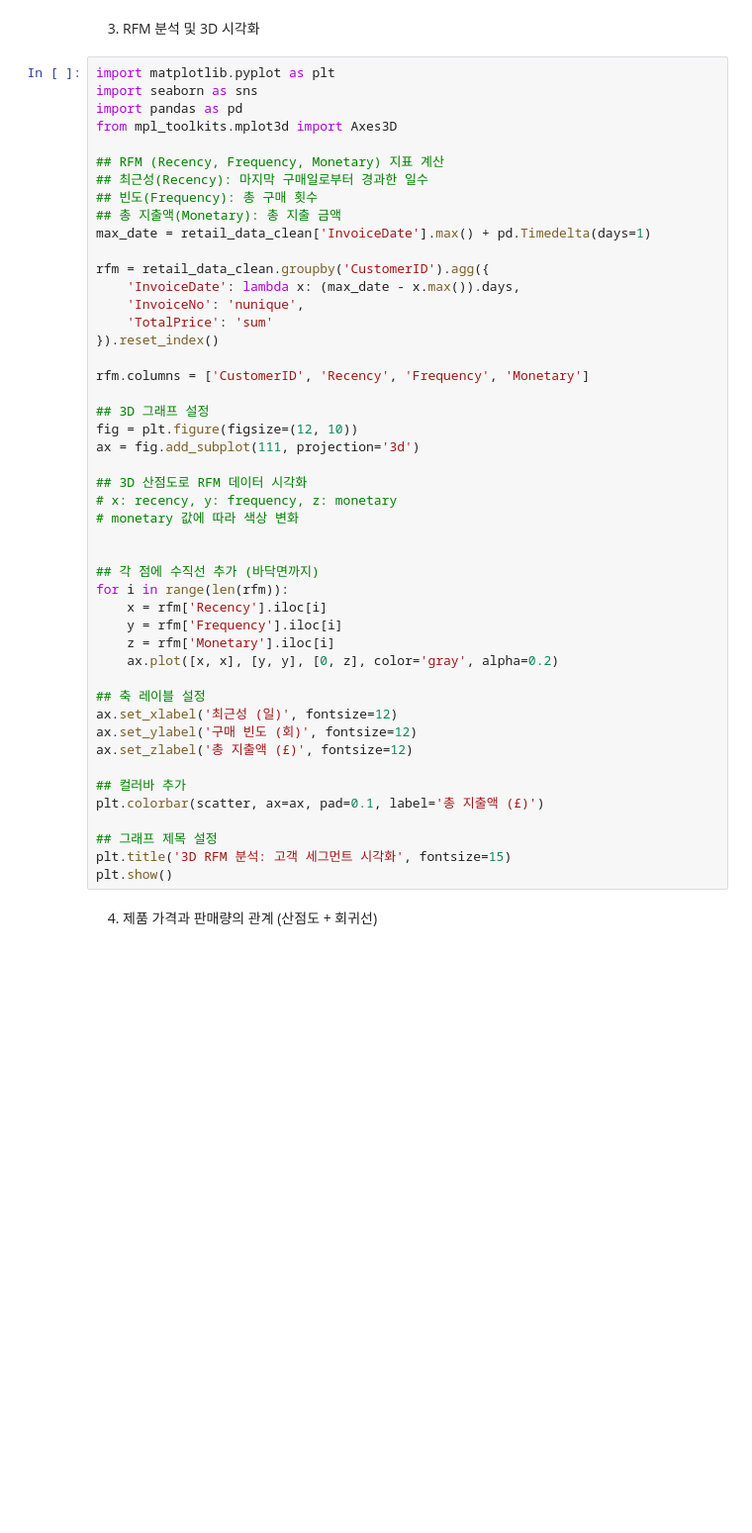
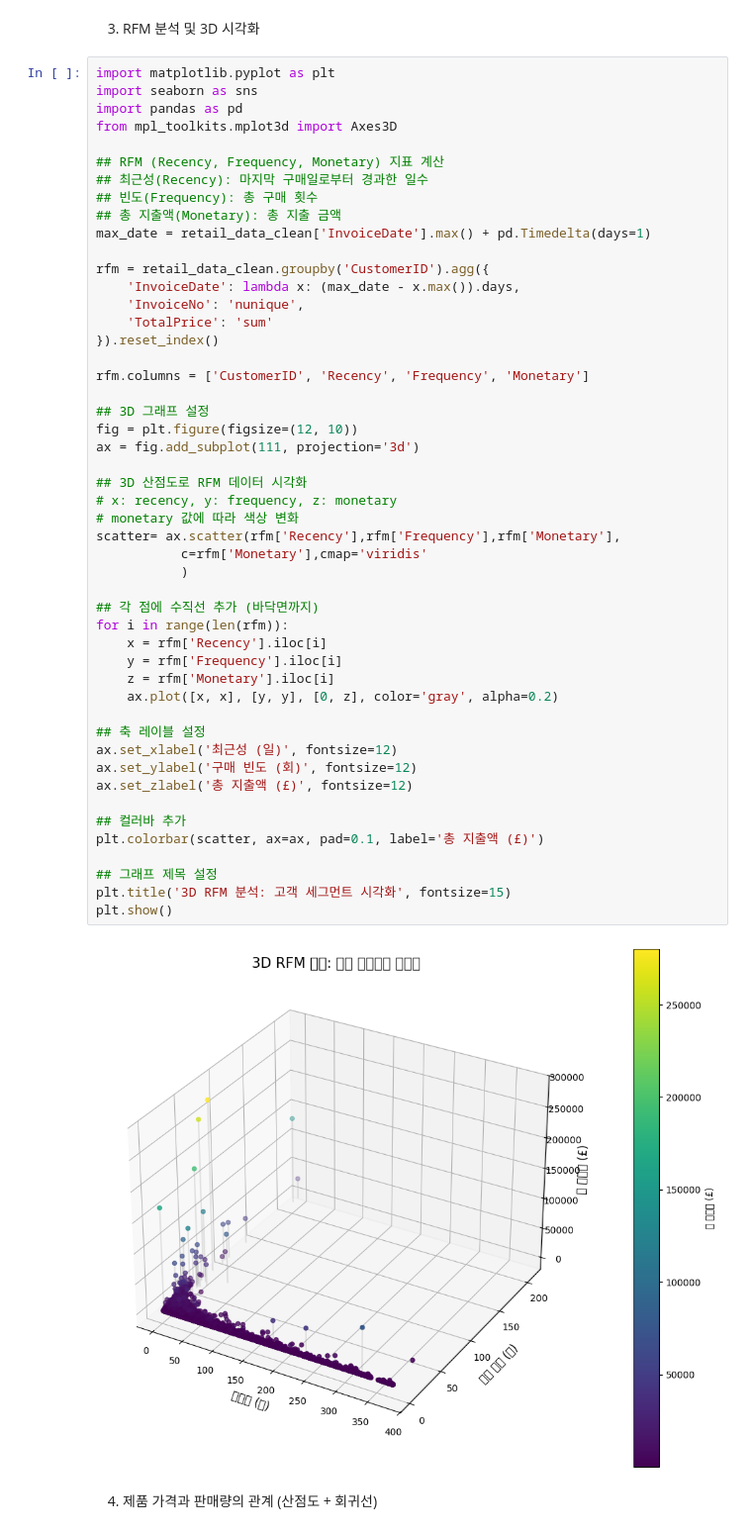
Before and after one commit to charminseon1987/Data-Analysis-with-Open-Source, a Jupyter notebook: 오픈소스_데이터_분석_11강.ipynb, the cells around one changed output. Shown at 99% size. Saved outputs shown, nothing was run; the diff lists cells and outputs as text; blank space fills up the shorter version.

```diff
--- a/오픈소스_데이터_분석_11강.ipynb
+++ b/오픈소스_데이터_분석_11강.ipynb
@@ -541,34 +577,38 @@ rfm = retail_data_clean.groupby('CustomerID').agg({
 }).reset_index()
 
 rfm.columns = ['CustomerID', 'Recency', 'Frequency', 'Monetary']
 
 ## 3D 그래프 설정
 fig = plt.figure(figsize=(12, 10))
 ax = fig.add_subplot(111, projection='3d')
 
 ## 3D 산점도로 RFM 데이터 시각화
 # x: recency, y: frequency, z: monetary
 # monetary 값에 따라 색상 변화
-
+scatter= ax.scatter(rfm['Recency'],rfm['Frequency'],rfm['Monetary'],
+           c=rfm['Monetary'],cmap='viridis'
+           )
 
 ## 각 점에 수직선 추가 (바닥면까지)
 for i in range(len(rfm)):
     x = rfm['Recency'].iloc[i]
     y = rfm['Frequency'].iloc[i]
     z = rfm['Monetary'].iloc[i]
     ax.plot([x, x], [y, y], [0, z], color='gray', alpha=0.2)
 
 ## 축 레이블 설정
 ax.set_xlabel('최근성 (일)', fontsize=12)
 ax.set_ylabel('구매 빈도 (회)', fontsize=12)
 ax.set_zlabel('총 지출액 (£)', fontsize=12)
 
 ## 컬러바 추가
 plt.colorbar(scatter, ax=ax, pad=0.1, label='총 지출액 (£)')
 
 ## 그래프 제목 설정
 plt.title('3D RFM 분석: 고객 세그먼트 시각화', fontsize=15)
 plt.show()
+# %% [output]
+[figure, added]
 # %% [markdown]
 4. 제품 가격과 판매량의 관계 (산점도 + 회귀선)
 # %%
```
Also changed, not shown: parts of 5 cells of this notebook.
